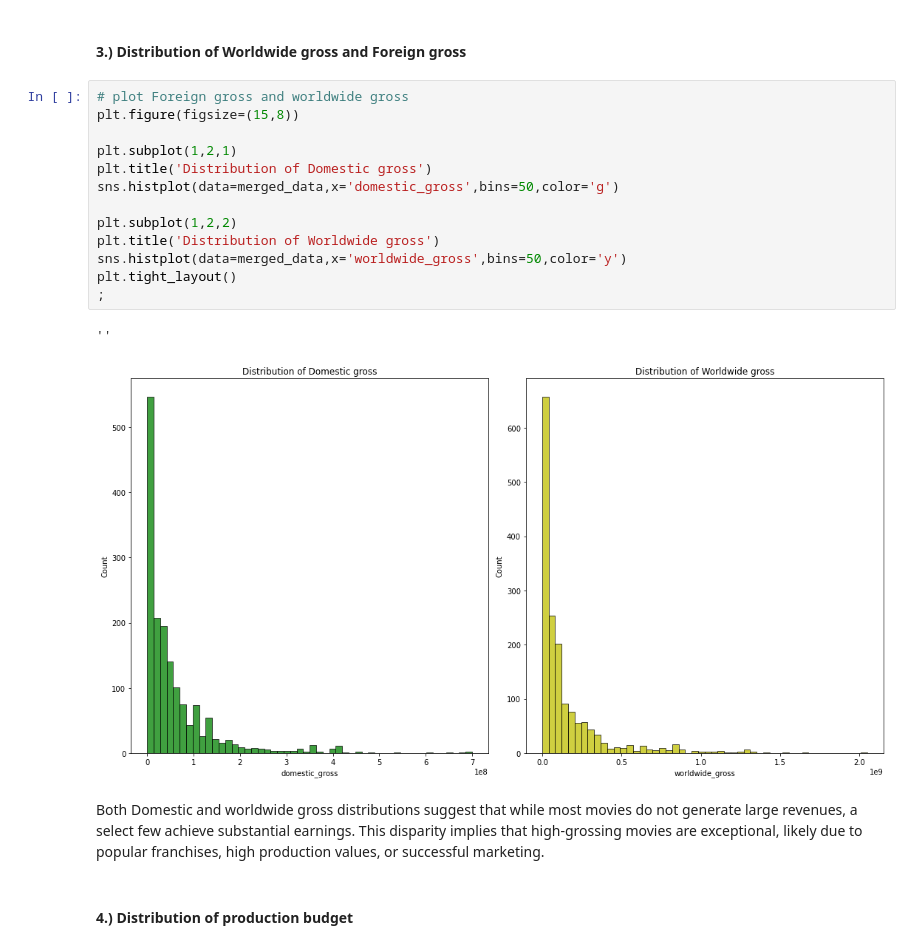
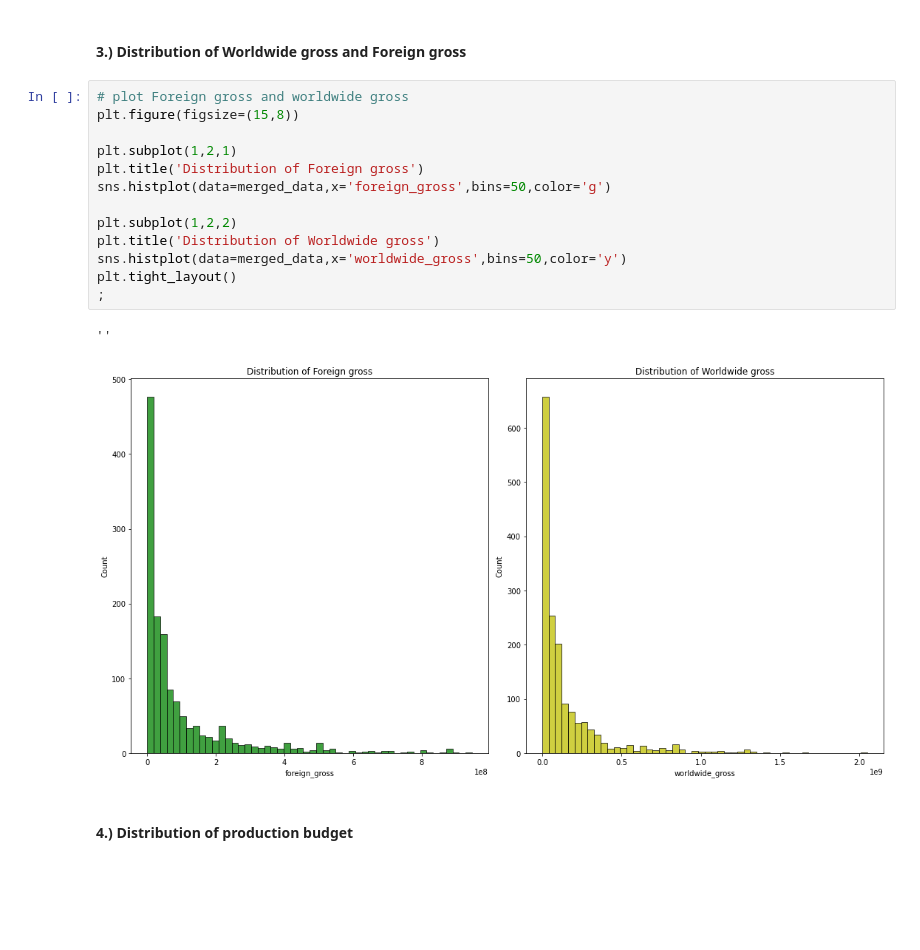
Before and after one commit to Rhino-byte/GroupWork, a Jupyter notebook: student.ipynb, the cells around one changed output. Drawn from its saved outputs; the diff is of its cells as text; blank space fills up the shorter version.

```diff
--- a/student.ipynb
+++ b/student.ipynb
@@ -496,21 +471,19 @@ The biggest film studios, including Universal, Fox, Warner Bros., and Buena Vist
 # %%
 # plot Foreign gross and worldwide gross
 plt.figure(figsize=(15,8))
 
 plt.subplot(1,2,1)
-plt.title('Distribution of Domestic gross')
-sns.histplot(data=merged_data,x='domestic_gross',bins=50,color='g')
+plt.title('Distribution of Foreign gross')
+sns.histplot(data=merged_data,x='foreign_gross',bins=50,color='g')
 
 plt.subplot(1,2,2)
 plt.title('Distribution of Worldwide gross')
 sns.histplot(data=merged_data,x='worldwide_gross',bins=50,color='y')
 plt.tight_layout()
 ;
 # %% [output]
 ''
-[figure, old version]
+[figure, new version]
-# %% [markdown]
-Both Domestic and worldwide gross distributions suggest that while most movies do not generate large revenues, a select few achieve substantial earnings. This disparity implies that high-grossing movies are exceptional, likely due to popular franchises, high production values, or successful marketing.
 # %% [markdown]
 #### 4.) Distribution of production budget
 # %%
```
Also changed, not shown: parts of 35 cells of this notebook.
